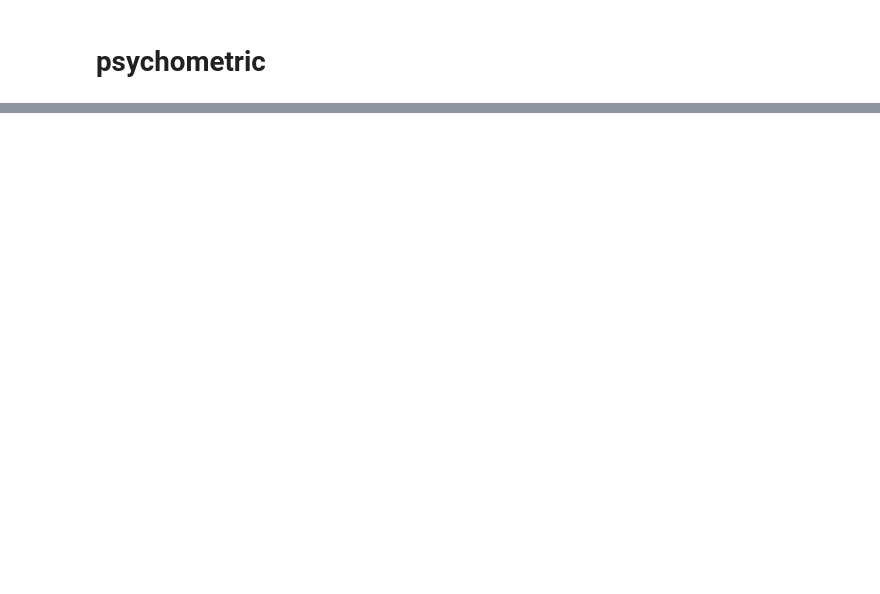
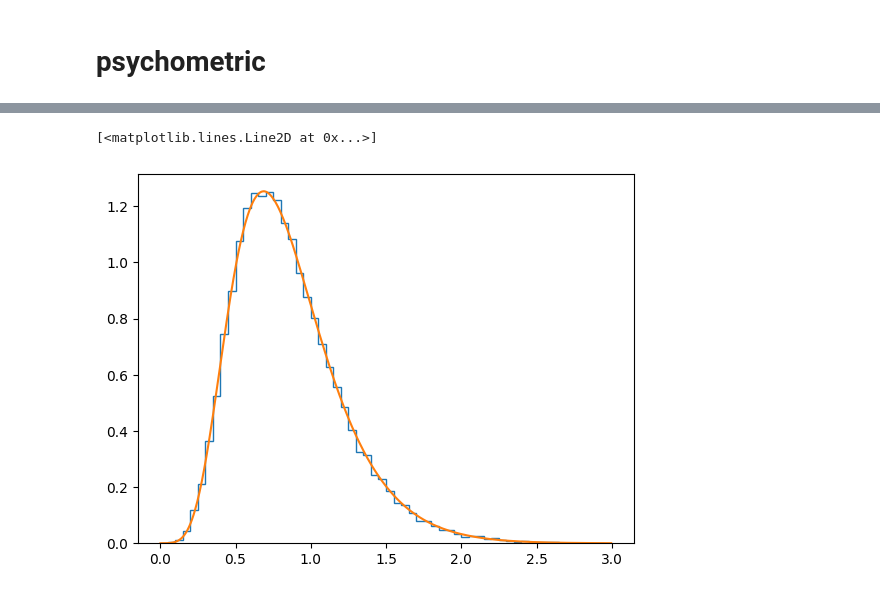
Before and after one commit to rakaar/ddm_data, a Jupyter notebook: fit_added_noise/theory_diagnostics.ipynb, the cells around one changed output, grey strips where cells are left out. Drawn from its saved outputs; the diff is of its cells as text; code cells hidden in the pictures; blank space fills up the shorter version.

```diff
--- a/fit_added_noise/theory_diagnostics.ipynb
+++ b/fit_added_noise/theory_diagnostics.ipynb
@@ -640,0 +649,40 @@ KeyboardInterrupt:
+# %%
+def proactive_with_LED_sim(t_LED):
+    dt = 1e-4; dB = 1e-2
+    dv = 0; t = t_A_aff
+    while True:
+        if t < t_LED:
+            v = V_A
+        else:
+            v = V_A_post_LED
+
+        t += dt
+        dv += v*dt + np.random.normal(0, dB)
+
+        if dv >= theta_A:
+            return t
+# %%
+N_sim_check = int(50e3)
+# sample 50k indices len(t_stim_and_led_tuple)
+sampled_indices = np.random.choice(len(t_stim_and_led_tuple), N_sim_check)
+t_led = [t_stim_and_led_tuple[i][1] for i in sampled_indices]
+
+proactive_rts = Parallel(n_jobs=30)(delayed(proactive_with_LED_sim)(t) for t in tqdm(t_led))
+# %%
+N_theory = int(5e3)
+t_led_sampled_idx = np.random.choice(t_led, N_theory)
+bins_theory = np.arange(0.001, 3, 0.005)
+
+P_A_vs_t_LED = np.zeros((N_theory, len(bins_theory)))
+for idx, t_LED in enumerate(t_led_sampled_idx):
+    P_A_vs_t_LED[idx] = PA_with_LEDON_2_VEC(bins_theory, V_A, V_A_post_LED, theta_A, 0, t_LED, t_A_aff)
+
+
+P_A_vs_t_LED_mean = np.mean(P_A_vs_t_LED, axis=0)
+# %%
+bins = np.arange(0,3,0.05)
+plt.hist(proactive_rts, bins=bins, density=True, histtype='step');
+plt.plot(bins_theory, P_A_vs_t_LED_mean)
+# %% [output]
+[<matplotlib.lines.Line2D at 0x...>]
+[figure, added]
```
Also changed, not shown: parts of 22 cells of this notebook.
